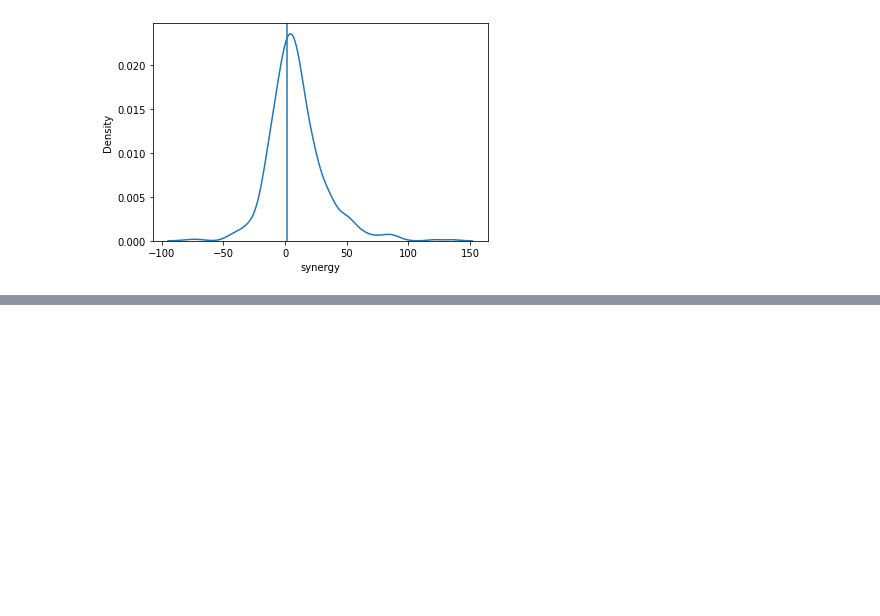
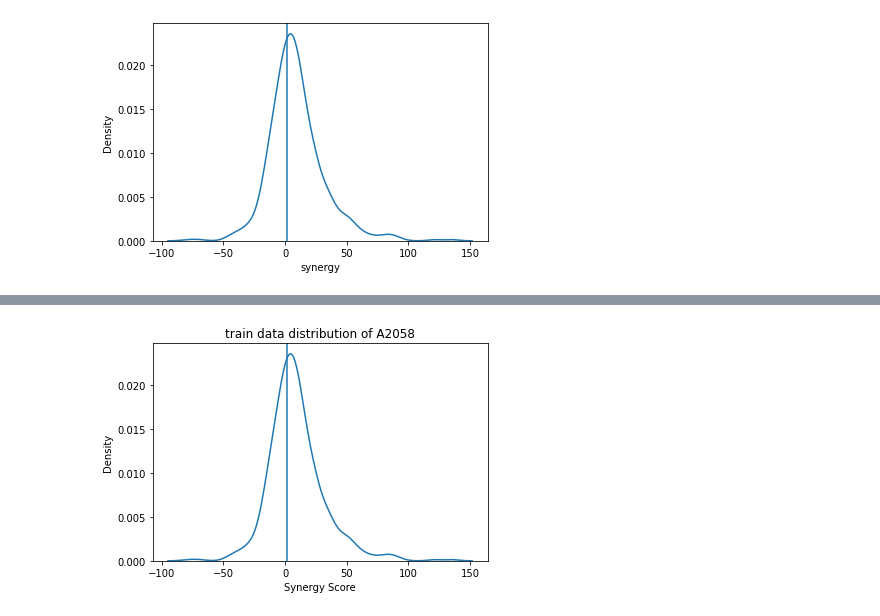
Before and after one commit to NidhiBharani/DeepSynergy, a Jupyter notebook: checkout_data.ipynb, the cells around one changed output, grey strips where cells are left out. Drawn from its saved outputs; the diff is of its cells as text; code cells hidden in the pictures; blank space fills up the shorter version.

```diff
--- a/checkout_data.ipynb
+++ b/checkout_data.ipynb
@@ -97,0 +112,14 @@ N = 1208 Bandwidth = 3.589
+# %%
+# plot prediction and density plot together
+#fake prediction variable.
+fake_pred = 1.5
+bandwidth = 3.589
+cell_line_name = "A2058"
+
+graph = sns.kdeplot(A2058_data["synergy"])
+graph.axvline(fake_pred)
+plt.xlabel("Synergy Score")
+plt.title("train data distribution of {0}".format(cell_line_name))
+plt.show()
+# %% [output]
+[figure, added]
```
Also changed, not shown: parts of 3 cells of this notebook.
